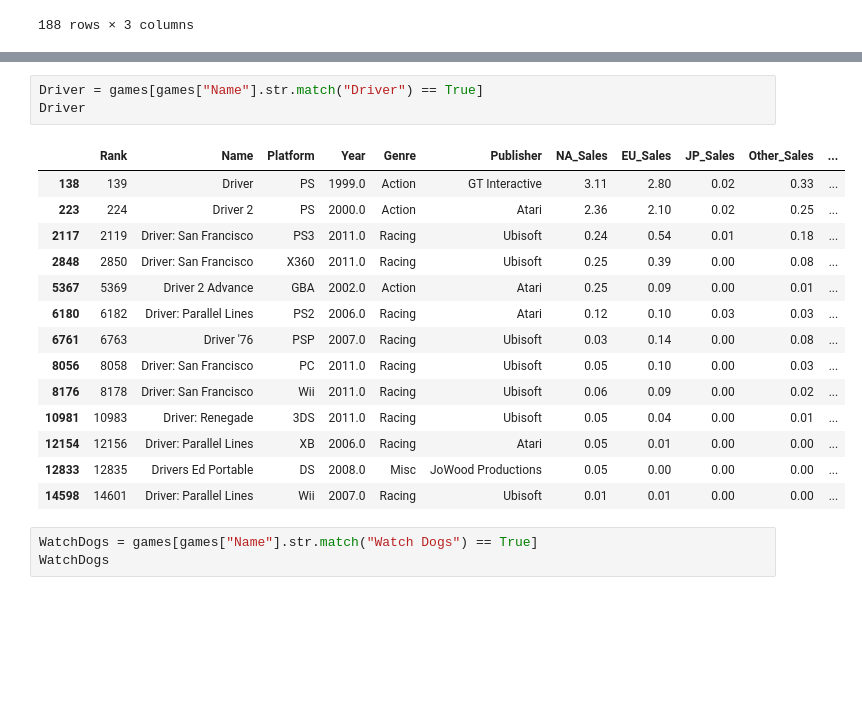
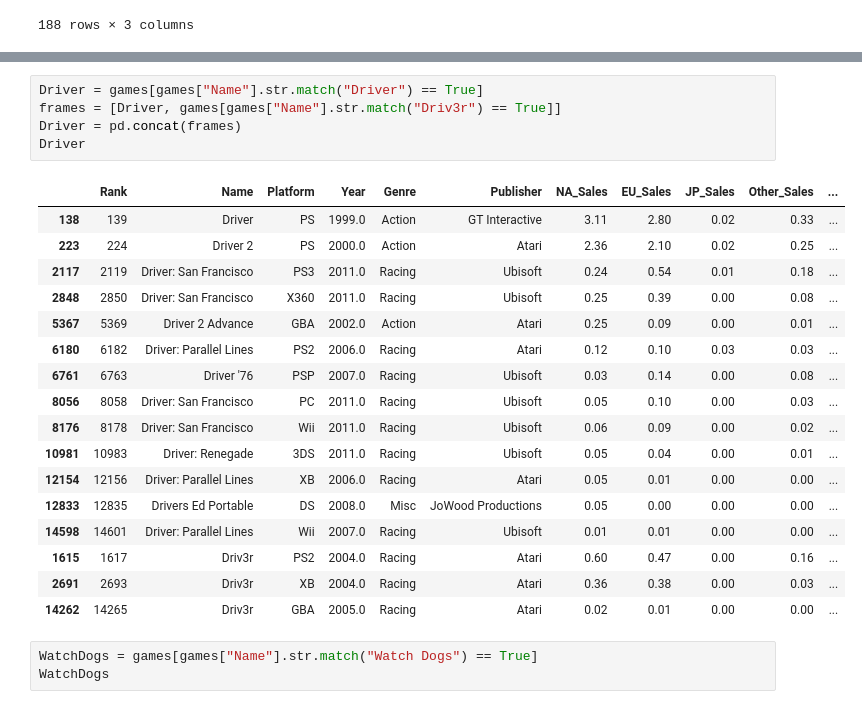
Before and after one commit to aysecra/Video-Game-Sales-Dataset-Review, a Jupyter notebook: Video-Game-Sales-Dataset-Review-MyWork.ipynb, the cells around one changed output, grey strips where cells are left out. Drawn from its saved outputs; the diff is of its cells as text; blank space fills up the shorter version.

```diff
--- a/Video-Game-Sales-Dataset-Review-MyWork.ipynb
+++ b/Video-Game-Sales-Dataset-Review-MyWork.ipynb
@@ -724,22 +725,27 @@ fig.show()
 [interactive output not drawn]
 # %%
 Driver = games[games["Name"].str.match("Driver") == True]
+frames = [Driver, games[games["Name"].str.match("Driv3r") == True]]
+Driver = pd.concat(frames)
 Driver
 # %% [output]
 |  | Rank | Name | Platform | Year | Genre | Publisher | NA_Sales | EU_Sales | JP_Sales | Other_Sales | ... |
 | 138 | 139 | Driver | PS | 1999.0 | Action | GT Interactive | 3.11 | 2.80 | 0.02 | 0.33 | ... |
 | 223 | 224 | Driver 2 | PS | 2000.0 | Action | Atari | 2.36 | 2.10 | 0.02 | 0.25 | ... |
 | 2117 | 2119 | Driver: San Francisco | PS3 | 2011.0 | Racing | Ubisoft | 0.24 | 0.54 | 0.01 | 0.18 | ... |
 | 2848 | 2850 | Driver: San Francisco | X360 | 2011.0 | Racing | Ubisoft | 0.25 | 0.39 | 0.00 | 0.08 | ... |
 | 5367 | 5369 | Driver 2 Advance | GBA | 2002.0 | Action | Atari | 0.25 | 0.09 | 0.00 | 0.01 | ... |
 | 6180 | 6182 | Driver: Parallel Lines | PS2 | 2006.0 | Racing | Atari | 0.12 | 0.10 | 0.03 | 0.03 | ... |
 | 6761 | 6763 | Driver '76 | PSP | 2007.0 | Racing | Ubisoft | 0.03 | 0.14 | 0.00 | 0.08 | ... |
 | 8056 | 8058 | Driver: San Francisco | PC | 2011.0 | Racing | Ubisoft | 0.05 | 0.10 | 0.00 | 0.03 | ... |
 | 8176 | 8178 | Driver: San Francisco | Wii | 2011.0 | Racing | Ubisoft | 0.06 | 0.09 | 0.00 | 0.02 | ... |
 | 10981 | 10983 | Driver: Renegade | 3DS | 2011.0 | Racing | Ubisoft | 0.05 | 0.04 | 0.00 | 0.01 | ... |
 | 12154 | 12156 | Driver: Parallel Lines | XB | 2006.0 | Racing | Atari | 0.05 | 0.01 | 0.00 | 0.00 | ... |
 | 12833 | 12835 | Drivers Ed Portable | DS | 2008.0 | Misc | JoWood Productions | 0.05 | 0.00 | 0.00 | 0.00 | ... |
 | 14598 | 14601 | Driver: Parallel Lines | Wii | 2007.0 | Racing | Ubisoft | 0.01 | 0.01 | 0.00 | 0.00 | ... |
+| 1615 | 1617 | Driv3r | PS2 | 2004.0 | Racing | Atari | 0.60 | 0.47 | 0.00 | 0.16 | ... |
+| 2691 | 2693 | Driv3r | XB | 2004.0 | Racing | Atari | 0.36 | 0.38 | 0.00 | 0.03 | ... |
+| 14262 | 14265 | Driv3r | GBA | 2005.0 | Racing | Atari | 0.02 | 0.01 | 0.00 | 0.00 | ... |
 # %%
 WatchDogs = games[games["Name"].str.match("Watch Dogs") == True]
 WatchDogs
```
Also changed, not shown: parts of 42 cells of this notebook.
